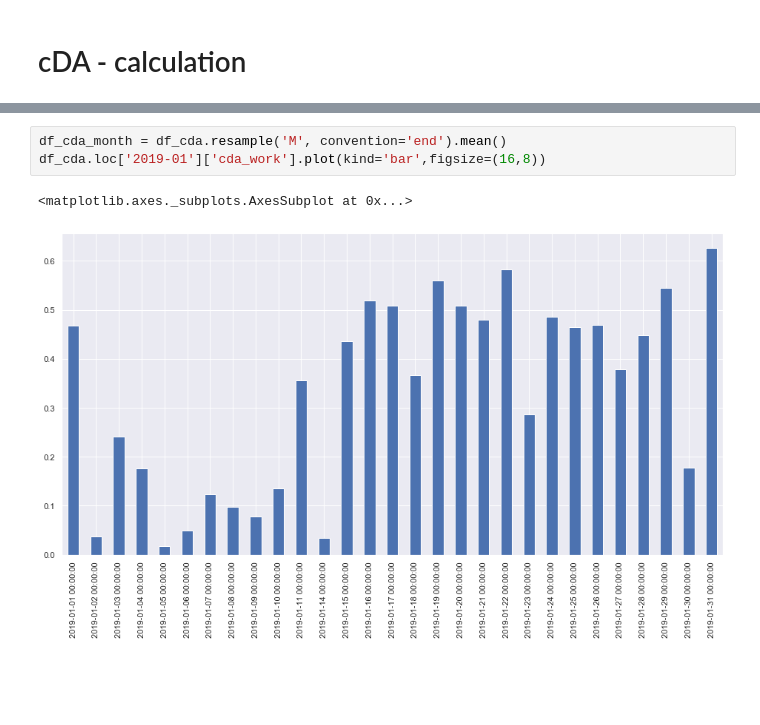
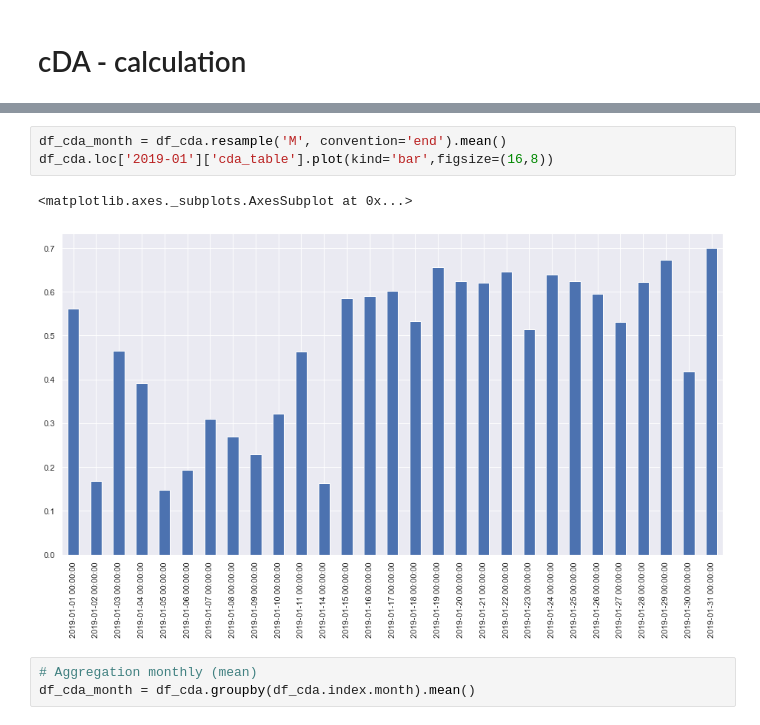
Before and after one commit to OliverZott/DataAnalysis_Almemo, a Jupyter notebook: Data_Almemo.ipynb, the cells around one changed output, grey strips where cells are left out. Cells and saved outputs as stored; diff of their text form; blank space fills up the shorter version.

```diff
--- a/Data_Almemo.ipynb
+++ b/Data_Almemo.ipynb
@@ -672,6 +676,9 @@ See the caveats in the documentation: http://pandas.pydata.org/pandas-docs/stabl
 # %%
 df_cda_month = df_cda.resample('M', convention='end').mean()
-df_cda.loc['2019-01']['cda_work'].plot(kind='bar',figsize=(16,8))
+df_cda.loc['2019-01']['cda_table'].plot(kind='bar',figsize=(16,8))
 # %% [output]
 <matplotlib.axes._subplots.AxesSubplot at 0x...>
-[figure, old version]
+[figure, new version]
+# %%
+# Aggregation monthly (mean)
+df_cda_month = df_cda.groupby(df_cda.index.month).mean()
```
Also changed, not shown: parts of 25 cells of this notebook.
